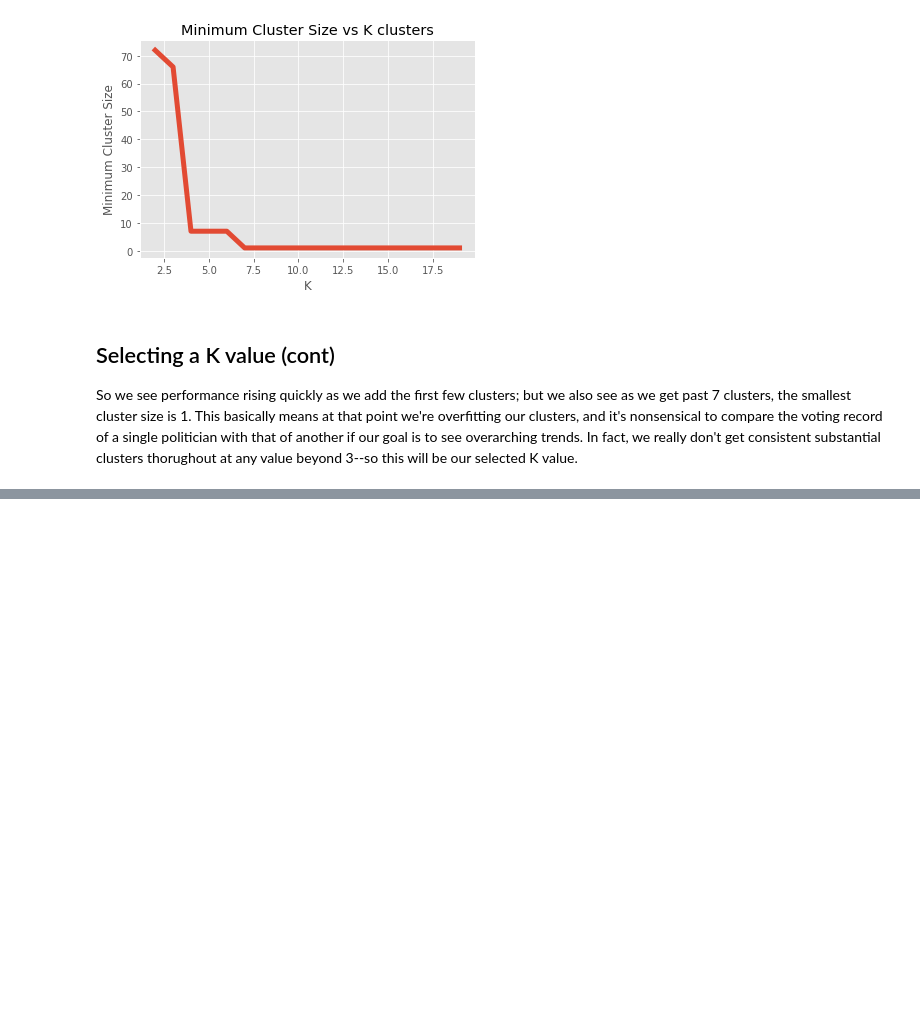
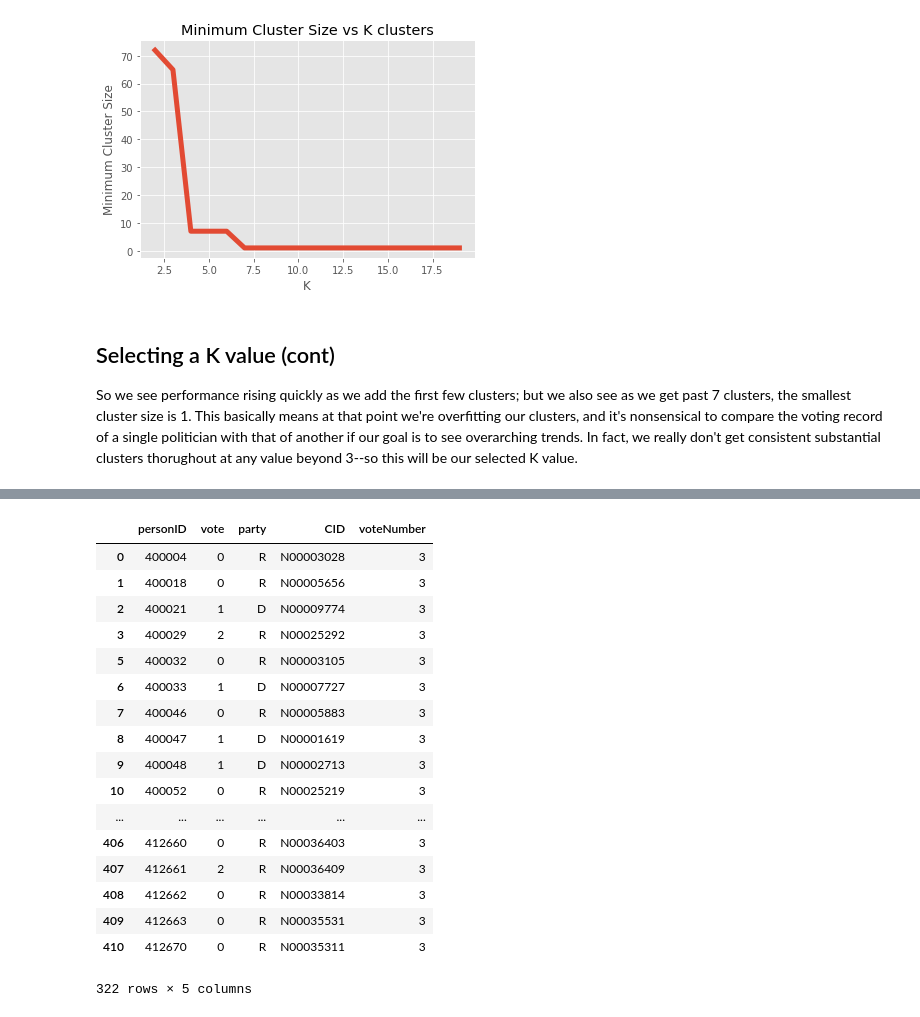
Before and after one commit to ztrzil/FDAC_Final_Project, a Jupyter notebook: Cluster Politicians.ipynb, the cells around one changed output, grey strips where cells are left out. Drawn from its saved outputs; the diff is of its cells as text; code cells hidden in the pictures; blank space fills up the shorter version.

```diff
--- a/Cluster Politicians.ipynb
+++ b/Cluster Politicians.ipynb
@@ -71,0 +105,21 @@ d
+# %%
+bill_votes_data.loc[bill_votes_data["voteNumber"] == 3]
+# %% [output]
+|  | personID | vote | party | CID | voteNumber |
+| 0 | 400004 | 0 | R | N00003028 | 3 |
+| 1 | 400018 | 0 | R | N00005656 | 3 |
+| 2 | 400021 | 1 | D | N00009774 | 3 |
+| 3 | 400029 | 2 | R | N00025292 | 3 |
+| 5 | 400032 | 0 | R | N00003105 | 3 |
+| 6 | 400033 | 1 | D | N00007727 | 3 |
+| 7 | 400046 | 0 | R | N00005883 | 3 |
+| 8 | 400047 | 1 | D | N00001619 | 3 |
+| 9 | 400048 | 1 | D | N00002713 | 3 |
+| 10 | 400052 | 0 | R | N00025219 | 3 |
+| ... | ... | ... | ... | ... | ... |
+| 406 | 412660 | 0 | R | N00036403 | 3 |
+| 407 | 412661 | 2 | R | N00036409 | 3 |
+| 408 | 412662 | 0 | R | N00033814 | 3 |
+| 409 | 412663 | 0 | R | N00035531 | 3 |
+| 410 | 412670 | 0 | R | N00035311 | 3 |
+322 rows × 5 columns
```
Also changed, not shown: parts of 7 cells of this notebook, 1 other file.
